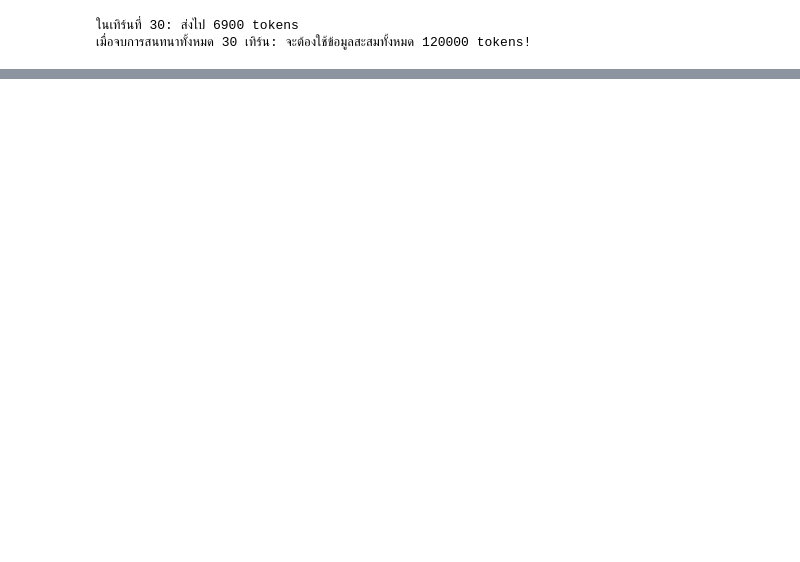
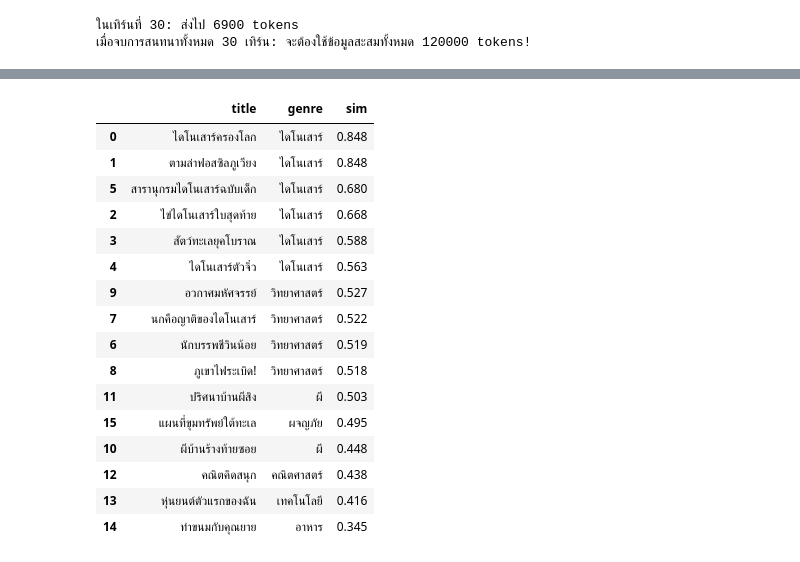
Before and after one commit to BringzUU/lab-ai-69, a Jupyter notebook: LibraryBeeb.ipynb, the cells around one changed output, grey strips where cells are left out. Saved outputs shown, nothing was run; the diff lists cells and outputs as text; code cells hidden in the pictures; blank space fills up the shorter version.

```diff
--- a/LibraryBeeb.ipynb
+++ b/LibraryBeeb.ipynb
@@ -1,20 +1,2 @@
 # %% [markdown]
 <a href="https://colab.research.google.com/github/BringzUU/lab-ai-69/blob/main/LibraryBeeb.ipynb" target="_parent"><img src="https://colab.research.google.com/assets/colab-badge.svg" alt="Open In Colab"/></a>
-# %%
-import requests
-from bs4 import BeautifulSoup
-
-url = 'https://plearnjai.com/ai2026/bib-lab-room.html'
-try:
-    response = requests.get(url)
-    response.encoding = 'utf-8'
-    soup = BeautifulSoup(response.text, 'html.parser')
-
-    # Display the text content or title of the page
-    print("Title:", soup.title.string if soup.title else "No title found")
-    print("\n--- Page Content preview ---\n")
-    # Get all text and print the first 2000 characters
-    text_content = soup.get_text(separator='\n', strip=True)
-    print(text_content[:3000])
-except Exception as e:
-    print(f"An error occurred while fetching the website: {e}")
@@ -503,0 +784,48 @@ for name, ans in mock_results.items():
+# %%
+BOOKS = [
+    ("ไดโนเสาร์ครองโลก", "ครูเอก", "ไดโนเสาร์", "เรื่องราวยุคที่ไดโนเสาร์ครองโลก ตั้งแต่ทีเร็กซ์ถึงไทรเซราท็อปส์ พร้อมภาพประกอบเต็มเล่ม", True),
+    ("ตามล่าฟอสซิลภูเวียง", "ครูเอก", "ไดโนเสาร์", "เด็กสามคนออกสำรวจแหล่งขุดค้นฟอสซิลไดโนเสาร์ที่ภูเวียง จังหวัดขอนแก่น", True),
+    ("ไข่ไดโนเสาร์ใบสุดท้าย", "ครูเอก", "ไดโนเสาร์", "การผจญภัยของลูกไดโนเสาร์ที่ฟักออกจากไข่ใบสุดท้ายก่อนอุกกาบาตชนโลก", True),
+    ("สัตว์ทะเลยุคโบราณ", "ครูเอก", "ไดโนเสาร์", "สัตว์เลื้อยคลานยักษ์ใต้ทะเลที่อยู่ร่วมยุคกับไดโนเสาร์ เช่น โมซาซอร์และพลีซิโอซอร์", True),
+    ("ไดโนเสาร์ตัวจิ๋ว", "ครูเอก", "ไดโนเสาร์", "รู้จักไดโนเสาร์ตัวเล็กที่สุดในโลก บางตัวเล็กกว่าไก่บ้าน", True),
+    ("สารานุกรมไดโนเสาร์ฉบับเด็ก", "ครูเอก", "ไดโนเสาร์", "ข้อมูลไดโนเสาร์กว่าร้อยสายพันธุ์ เรียงตามยุคและถิ่นที่อยู่", False),
+    ("นักบรรพชีวินน้อย", "หมอฟ้า", "วิทยาศาสตร์", "นักวิทยาศาสตร์ศึกษาฟอสซิลและกระดูกโบราณอย่างไร ทดลองทำฟอสซิลจำลองได้ที่บ้าน", True),
+    ("นกคือญาติของไดโนเสาร์", "หมอฟ้า", "วิทยาศาสตร์", "หลักฐานที่บอกว่านกในปัจจุบันวิวัฒนาการมาจากไดโนเสาร์", True),
+    ("ภูเขาไฟระเบิด!", "หมอฟ้า", "วิทยาศาสตร์", "ทำไมโลกจึงมีภูเขาไฟ และภูเขาไฟมีส่วนทำให้ไดโนเสาร์สูญพันธุ์จริงหรือไม่", True),
+    ("อวกาศมหัศจรรย์", "หมอฟ้า", "วิทยาศาสตร์", "ท่องระบบสุริยะ ดาวเคราะห์ หลุมดำ และอุกกาบาต", True),
+    ("ผีบ้านร้างท้ายซอย", "ป้าหมอก", "ผี", "บ้านร้างที่เก็บโครงกระดูกโบราณไว้ในห้องใต้ดิน ทุกคืนจะมีเสียงฝีเท้าเดินไปมา เรื่องสยองขวัญสุดน่ากลัว", True),
+    ("ปริศนาบ้านผีสิง", "ป้าหมอก", "ผี", "เด็กกลุ่มหนึ่งค้างคืนในบ้านผีสิงเพื่อพิสูจน์ความกล้า", True),
+    ("คณิตคิดสนุก", "ครูบี", "คณิตศาสตร์", "เกมและปริศนาตัวเลขที่ทำให้คณิตศาสตร์สนุก", True),
+    ("หุ่นยนต์ตัวแรกของฉัน", "ครูบี", "เทคโนโลยี", "สร้างหุ่นยนต์ง่าย ๆ จากของเหลือใช้ในบ้าน", True),
+    ("ทำขนมกับคุณยาย", "ป้าแจ่ม", "อาหาร", "สูตรขนมไทยง่าย ๆ ที่เด็กทำเองได้", True),
+    ("แผนที่ขุมทรัพย์ใต้ทะเล", "ลุงคลื่น", "ผจญภัย", "ตามหาเรือโบราณที่จมอยู่ใต้ทะเลอันดามัน", True),
+]
+books = pd.DataFrame(BOOKS, columns=["title", "author", "genre", "blurb", "available"])
+TONKLA = {"borrowed": ["ตามล่าฟอสซิลภูเวียง", "ไดโนเสาร์ครองโลก"], "disliked_genres": ["ผี"]}
+FRIENDS = {"ใบเตย": ["อวกาศมหัศจรรย์", "ผีบ้านร้างท้ายซอย"], "ภูผา": ["หุ่นยนต์ตัวแรกของฉัน", "ไข่ไดโนเสาร์ใบสุดท้าย"]}
+
+item_vecs = embed((books.title + " " + books.blurb).tolist())         # หอคอยหนังสือ
+idx = [books.index[books.title == t][0] for t in TONKLA["borrowed"]]
+user_vec = item_vecs[idx].mean(axis=0)                                  # หอคอยผู้อ่าน
+user_vec = user_vec / np.linalg.norm(user_vec)
+
+books["sim"] = (item_vecs @ user_vec).round(3)
+books.sort_values("sim", ascending=False)[["title", "genre", "sim"]]
+# %% [output]
+|  | title | genre | sim |
+| 0 | ไดโนเสาร์ครองโลก | ไดโนเสาร์ | 0.848 |
+| 1 | ตามล่าฟอสซิลภูเวียง | ไดโนเสาร์ | 0.848 |
+| 5 | สารานุกรมไดโนเสาร์ฉบับเด็ก | ไดโนเสาร์ | 0.680 |
+| 2 | ไข่ไดโนเสาร์ใบสุดท้าย | ไดโนเสาร์ | 0.668 |
+| 3 | สัตว์ทะเลยุคโบราณ | ไดโนเสาร์ | 0.588 |
+| 4 | ไดโนเสาร์ตัวจิ๋ว | ไดโนเสาร์ | 0.563 |
+| 9 | อวกาศมหัศจรรย์ | วิทยาศาสตร์ | 0.527 |
+| 7 | นกคือญาติของไดโนเสาร์ | วิทยาศาสตร์ | 0.522 |
+| 6 | นักบรรพชีวินน้อย | วิทยาศาสตร์ | 0.519 |
+| 8 | ภูเขาไฟระเบิด! | วิทยาศาสตร์ | 0.518 |
+| 11 | ปริศนาบ้านผีสิง | ผี | 0.503 |
+| 15 | แผนที่ขุมทรัพย์ใต้ทะเล | ผจญภัย | 0.495 |
+| 10 | ผีบ้านร้างท้ายซอย | ผี | 0.448 |
+| 12 | คณิตคิดสนุก | คณิตศาสตร์ | 0.438 |
+| 13 | หุ่นยนต์ตัวแรกของฉัน | เทคโนโลยี | 0.416 |
+| 14 | ทำขนมกับคุณยาย | อาหาร | 0.345 |
```
Also changed, not shown: parts of 62 cells of this notebook.
